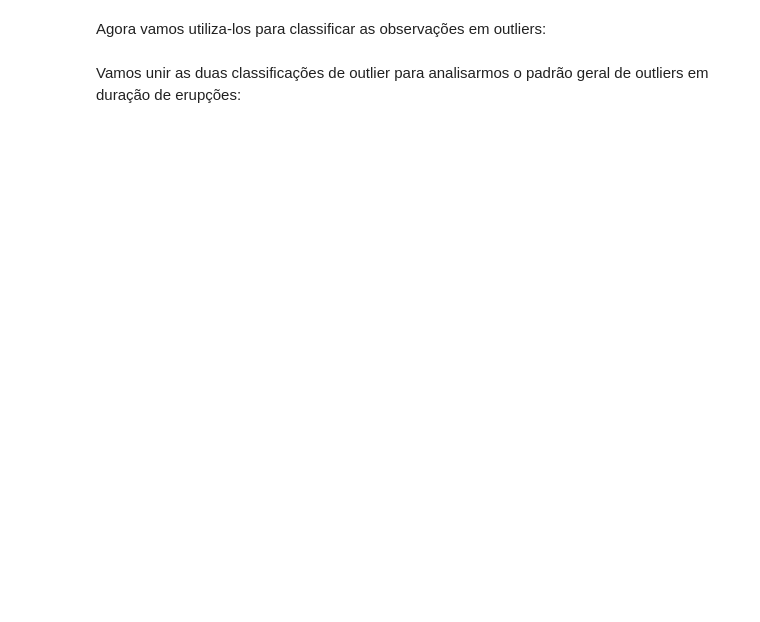
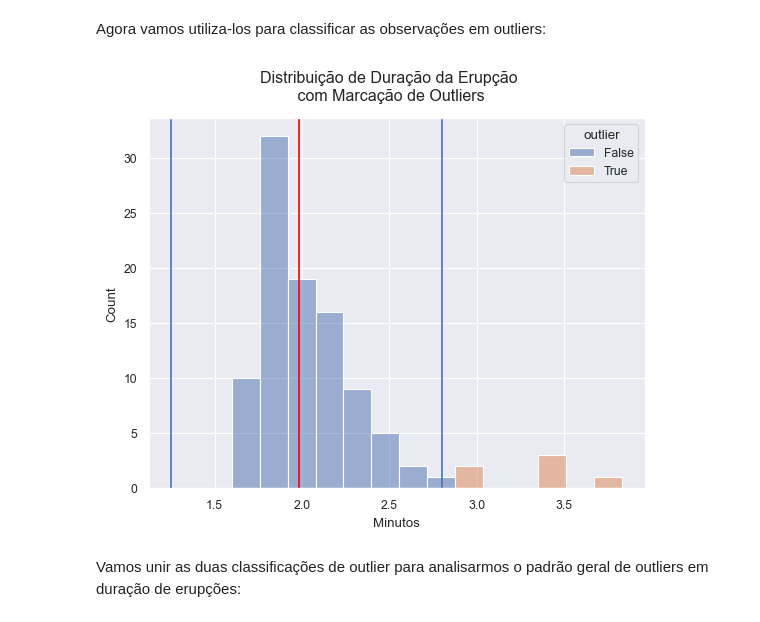
Before and after one commit to sadguilherme/99_PT_JAN2023, a Jupyter notebook: aulas/20230328 Estatísticas Descritivas.ipynb, the cells around one changed output. Drawn from its saved outputs; the diff is of its cells as text; code cells hidden in the pictures; blank space fills up the shorter version.

```diff
--- a/aulas/20230328 Estatísticas Descritivas.ipynb
+++ b/aulas/20230328 Estatísticas Descritivas.ipynb
@@ -427,14 +747,19 @@ Agora vamos utiliza-los para classificar as observações em outliers:
 # %%
 obs_lim_inf = tb_geyser_short['duration'] < lim_inf
 obs_lim_sup = tb_geyser_short['duration'] > lim_sup
 tb_geyser_short['outlier'] = False
 tb_geyser_short.loc[obs_lim_inf, 'outlier'] = True
 tb_geyser_short.loc[obs_lim_sup, 'outlier'] = True
 
 fig, ax = plt.subplots()
 sns.histplot(data = tb_geyser_short, x = 'duration', hue = 'outlier')
+plt.axvline(lim_inf);
+plt.axvline(lim_sup);
+plt.axvline(np.median(tb_geyser_short['duration']), color = "red")
 fig.suptitle('Distribuição de Duração da Erupção\n com Marcação de Outliers')
 ax.set_xlabel('Minutos');
+# %% [output]
+[figure, added]
 # %% [markdown]
 Vamos unir as duas classificações de outlier para analisarmos o padrão geral de outliers em duração de erupções:
 # %%
```
Also changed, not shown: parts of 78 cells of this notebook, 2 other files.
